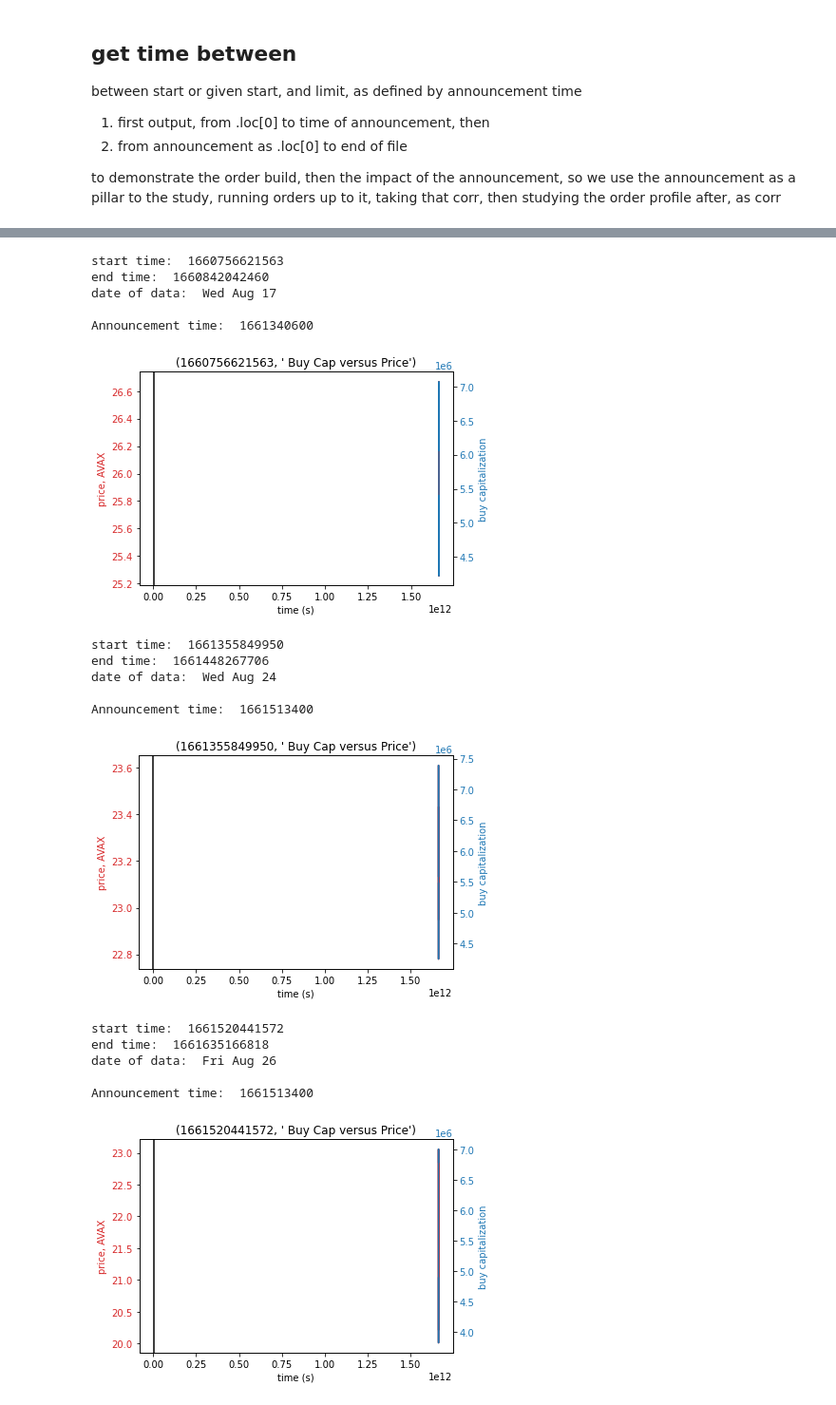
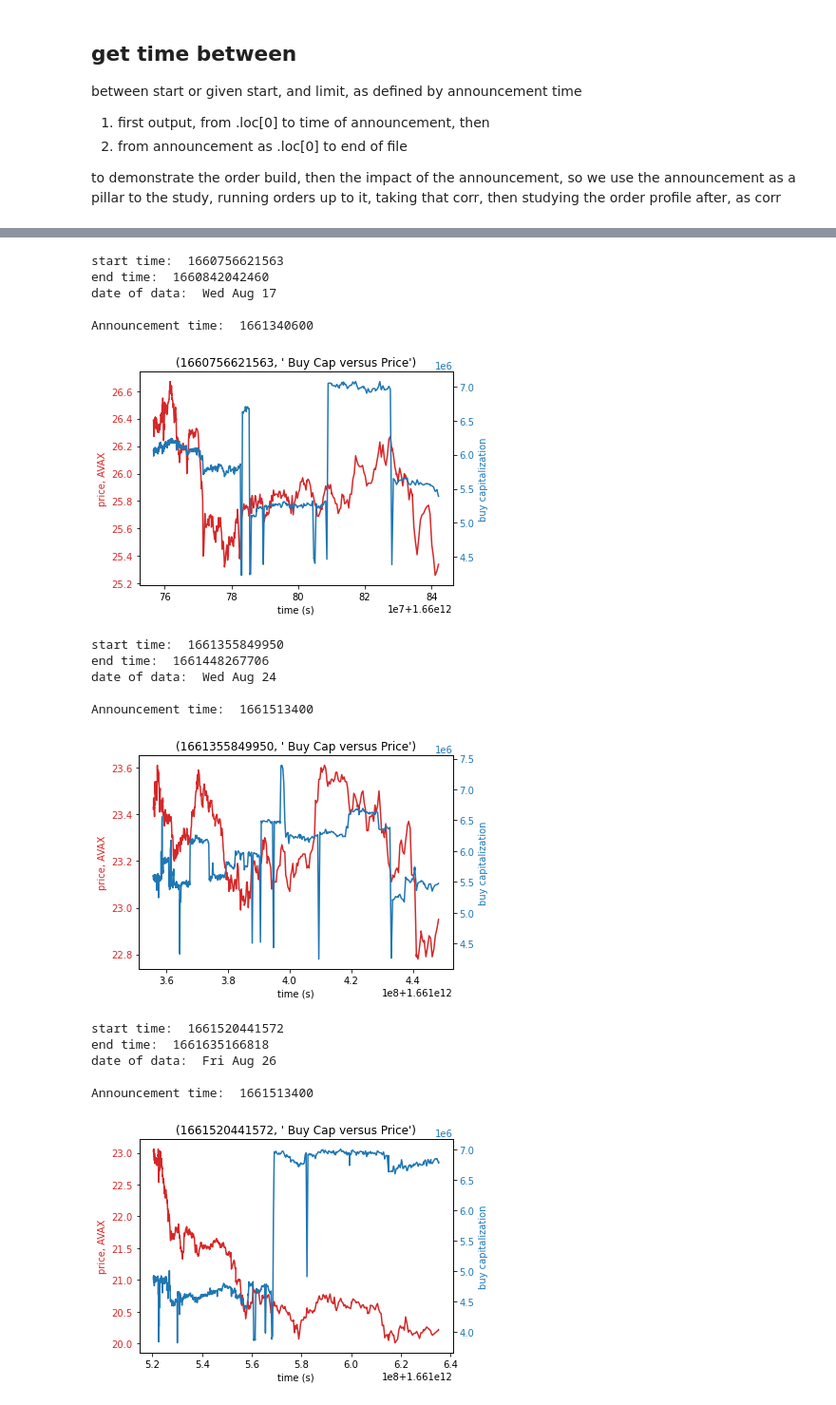
Before and after one commit to stefanbund/m1, a Jupyter notebook: fileGettingSetup.ipynb, the cells around one changed output, grey strips where cells are left out. Shown at 95% size. Saved outputs shown, nothing was run; the diff lists cells and outputs as text; code cells hidden in the pictures.

```diff
--- a/fileGettingSetup.ipynb
+++ b/fileGettingSetup.ipynb
@@ -347,8 +405,8 @@ def demarcateByAnnounceTime():
                 comb = e ," Buy Cap versus Price" #.strftime('%m-%d')
                 plt.title(comb)
                 #add vertical line at x=4
-                if indEpoch:
-                    plt.axvline(x=indEpoch, color='black', linestyle='-')
+                # if indEpoch:
+                #     plt.axvline(x=indEpoch, color='black', linestyle='-')
                 plt.show()
 
 
@@ -377,21 +435,21 @@ Announcement time:  1660755600
 start time:  1660756621563
 end time:  1660842042460
 date of data:  Wed Aug 17
 
 Announcement time:  1661340600
-[figure, old version]
+[figure, new version]
 start time:  1661355849950
 end time:  1661448267706
 date of data:  Wed Aug 24
 
 Announcement time:  1661513400
-[figure, old version]
+[figure, new version]
 start time:  1661520441572
 end time:  1661635166818
 date of data:  Fri Aug 26
 
 Announcement time:  1661513400
-[figure, old version]
+[figure, new version]
 start time:  1661520441572
 end time:  1661635166818
 date of data:  Fri Aug 26
```
Also changed, not shown: parts of 25 cells of this notebook, 1 other file.
